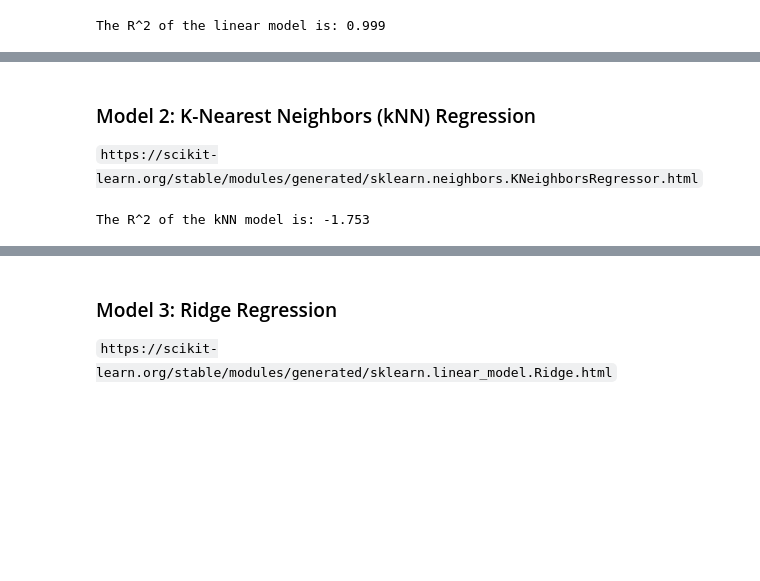
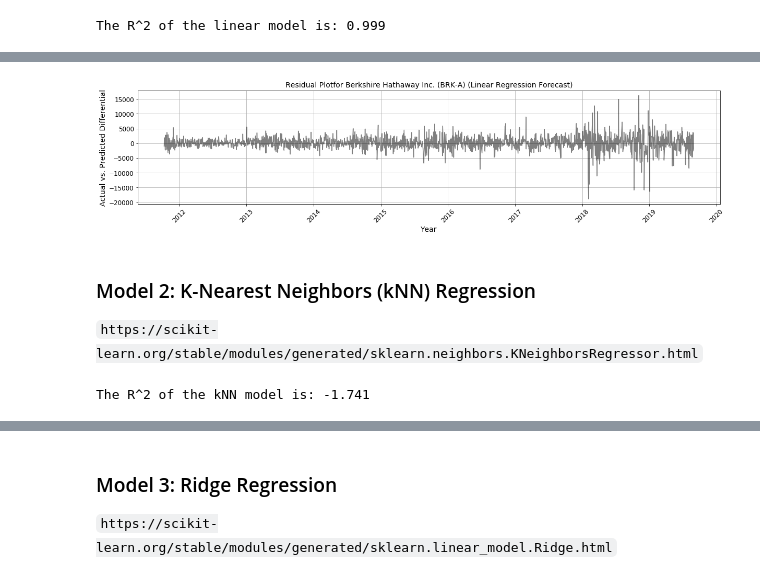
Before and after one commit to grantaguinaldo/ml_apps, a Jupyter notebook: finance/finance_forecast.ipynb, the cells around one changed output, grey strips where cells are left out. Saved outputs shown, nothing was run; the diff lists cells and outputs as text; code cells hidden in the pictures; blank space fills up the shorter version.

```diff
--- a/finance/finance_forecast.ipynb
+++ b/finance/finance_forecast.ipynb
@@ -155,8 +113,28 @@ X = df[['VOLUME', 'HL_PCT', 'DELTA_PCT']]
 #https://robjhyndman.com/hyndsight/tscv/
 
 tot_training_points = df.shape[0] - 30 #Offsetting the start of the data by 30 days.
-testing_period = 1                     #Doing a one-day forecast for testing.
+testing_period = 1                     #Doing a one-day forecast for testing (counterfactual).
 
 #Creates a 2D matrix of sample idx where each row is a 1D vector of 30 training points and one testing point.
 #The number of rows is equal to the total number of training points in the dataset.
 sample_idx = np.arange(tot_training_points)[:, None] + np.arange(30 + testing_period)
+
+#Creates 2D matrix that has a sliding window of training and testing data.
+cv_matrix = df['ADJ_CLOSE'].values[sample_idx]
+
+#Takes all rows, and everything except the last column.
+X = cv_matrix[:,:-1]
+
+#Takes all rows, and the last column.
+y = cv_matrix[:,-1]
+
+#Finds idx that splits the data into the training and testing set.
+train_test_split_idx = int(0.80 * tot_training_points)
+
+#Take all points until from 0 up to the train_test_split_idx
+X_train = X[:train_test_split_idx]
+y_train = y[:train_test_split_idx]
+
+#Take all points from the train_test_split_idx until the end of the array.
+X_test = X[train_test_split_idx:]
+y_test = y[train_test_split_idx:]
@@ -189,9 +177,26 @@ The R^2 of the linear model is: 0.999
+# %%
+plt.figure(figsize=(20, 4))
+
+plt.plot(df['DATE'][-X_test.shape[0]:],
+         (y_test - y_pred_lr),
+         color='k',
+         alpha=0.5)
+
+plt.xlabel('Year', fontsize=14)
+plt.ylabel('Actual vs. Predicted Differential', fontsize=14)
+plt.title('Residual Plotfor Berkshire Hathaway Inc. (BRK-A) (Linear Regression Forecast)', fontsize=14)
+plt.xticks(fontsize=12, rotation=45)
+plt.yticks(fontsize=12)
+plt.grid(True)
+plt.show()
+# %% [output]
+[figure, added]
 # %% [markdown]
 ### Model 2:  K-Nearest Neighbors (kNN) Regression
 `https://scikit-learn.org/stable/modules/generated/sklearn.neighbors.KNeighborsRegressor.html`
 # %%
-knn = KNeighborsRegressor(n_neighbors=3).fit(X_train, y_train)
+knn = KNeighborsRegressor(n_neighbors=5).fit(X_train, y_train)
 y_pred_knn = knn.predict(X_test)
 print('The R^2 of the kNN model is: {0:.3f}'.format(knn.score(X_test, y_test)))
 # %% [output]
-The R^2 of the kNN model is: -1.753
+The R^2 of the kNN model is: -1.741
```
Also changed, not shown: parts of 23 cells of this notebook.
